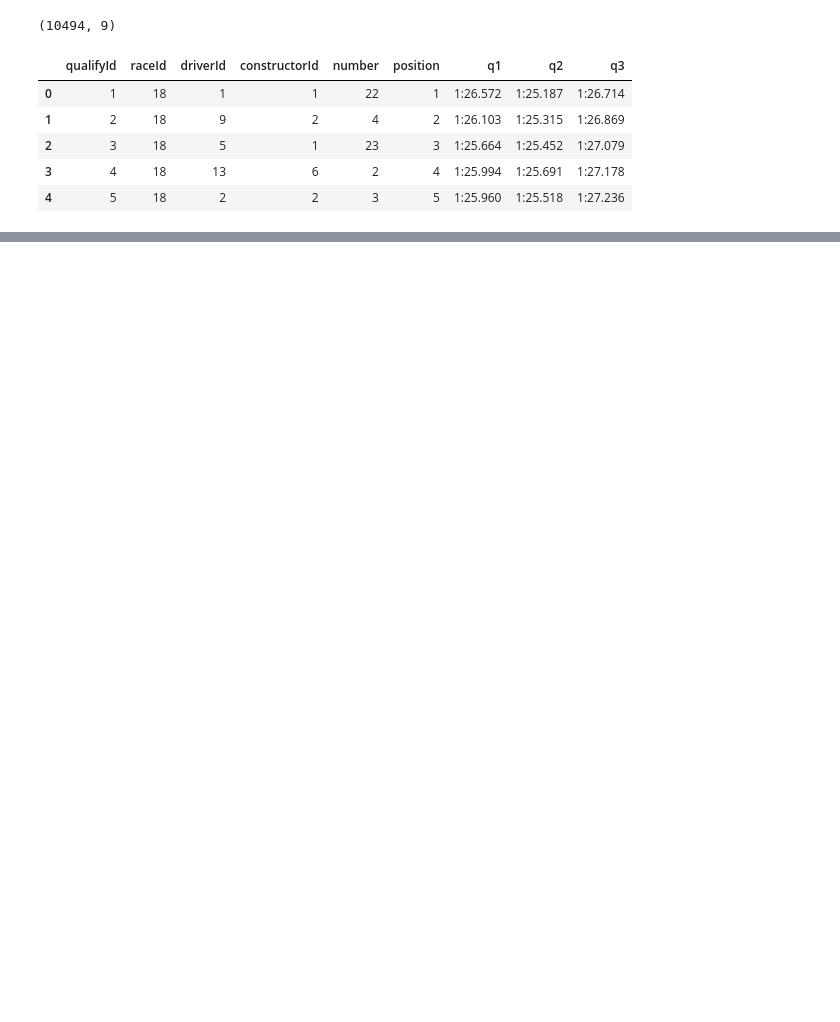
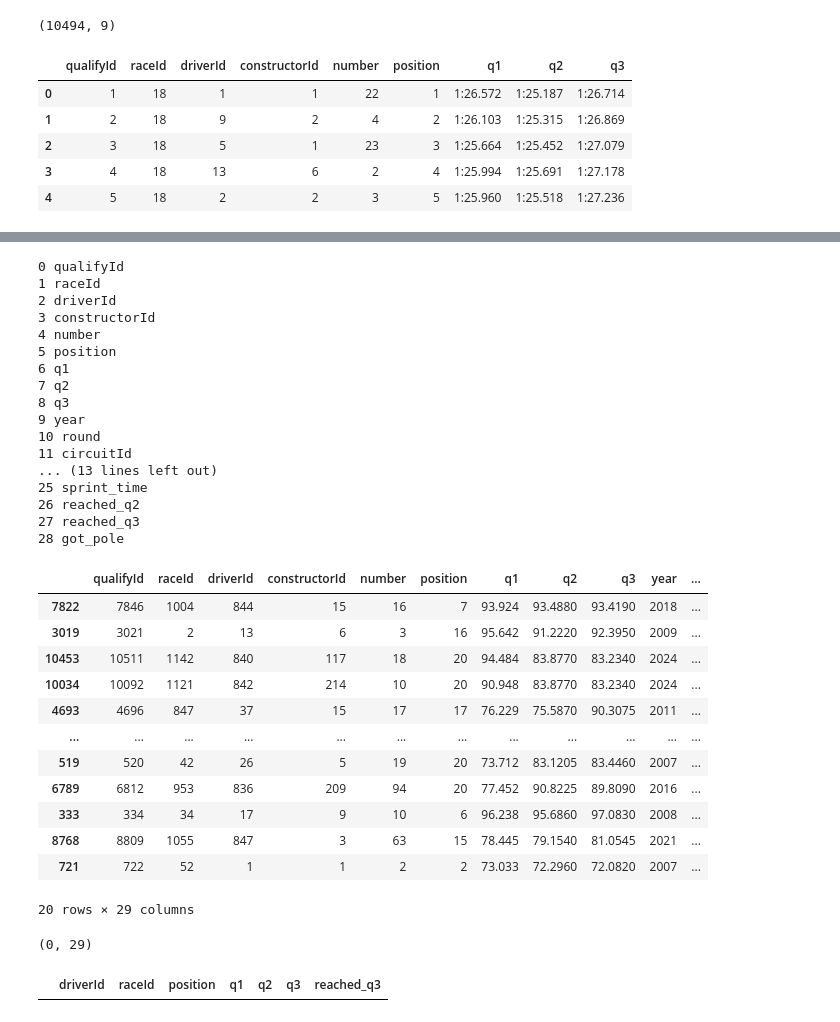
Before and after one commit to MDTahsinAlam/ml-price-predictor, a Jupyter notebook: 01_eda.ipynb, the cells around one changed output, grey strips where cells are left out. Cells and saved outputs as stored; diff of their text form; code cells hidden in the pictures; blank space fills up the shorter version.

```diff
--- a/01_eda.ipynb
+++ b/01_eda.ipynb
@@ -62,0 +99,4 @@ df = pd.merge(qualifying, races, how='left', on='raceId').sample(5)
+# %%
+df['q1'] = df.groupby('year')['q1'].transform(lambda x: x.fillna(x.median()))
+df['q2'] = df.groupby('year')['q2'].transform(lambda x: x.fillna(x.median()))
+df['q3'] = df.groupby('year')['q3'].transform(lambda x: x.fillna(x.median()))
@@ -62,0 +112,2 @@ df = pd.merge(qualifying, races, how='left', on='raceId').sample(5)
+# %%
+df['q3'] = df['q3'].fillna(0)
@@ -62,0 +116,4 @@ df = pd.merge(qualifying, races, how='left', on='raceId').sample(5)
+# %%
+df['reached_q2'] = (df['q2'].notnull()).astype(int)
+df['reached_q3'] = (df['q3'].notnull()).astype(int)
+df.sample(5)
@@ -62,0 +133,3 @@ df = pd.merge(qualifying, races, how='left', on='raceId').sample(5)
+# %%
+df['got_pole'] = (df['position'] == 1).astype(int)
+df.sample(5)
@@ -62,0 +166,45 @@ df = pd.merge(qualifying, races, how='left', on='raceId').sample(5)
+# %%
+for i, col in enumerate(df.columns):
+    print(i, col)
+
+pd.set_option('display.max_columns', None)
+df.sample(20)
+# %% [output]
+0 qualifyId
+1 raceId
+2 driverId
+3 constructorId
+4 number
+5 position
+6 q1
+7 q2
+8 q3
+9 year
+10 round
+11 circuitId
+... (13 lines left out)
+25 sprint_time
+26 reached_q2
+27 reached_q3
+28 got_pole
+|  | qualifyId | raceId | driverId | constructorId | number | position | q1 | q2 | q3 | year | ... |
+| 7822 | 7846 | 1004 | 844 | 15 | 16 | 7 | 93.924 | 93.4880 | 93.4190 | 2018 | ... |
+| 3019 | 3021 | 2 | 13 | 6 | 3 | 16 | 95.642 | 91.2220 | 92.3950 | 2009 | ... |
+| 10453 | 10511 | 1142 | 840 | 117 | 18 | 20 | 94.484 | 83.8770 | 83.2340 | 2024 | ... |
+| 10034 | 10092 | 1121 | 842 | 214 | 10 | 20 | 90.948 | 83.8770 | 83.2340 | 2024 | ... |
+| 4693 | 4696 | 847 | 37 | 15 | 17 | 17 | 76.229 | 75.5870 | 90.3075 | 2011 | ... |
+| ... | ... | ... | ... | ... | ... | ... | ... | ... | ... | ... | ... |
+| 519 | 520 | 42 | 26 | 5 | 19 | 20 | 73.712 | 83.1205 | 83.4460 | 2007 | ... |
+| 6789 | 6812 | 953 | 836 | 209 | 94 | 20 | 77.452 | 90.8225 | 89.8090 | 2016 | ... |
+| 333 | 334 | 34 | 17 | 9 | 10 | 6 | 96.238 | 95.6860 | 97.0830 | 2008 | ... |
+| 8768 | 8809 | 1055 | 847 | 3 | 63 | 15 | 78.445 | 79.1540 | 81.0545 | 2021 | ... |
+| 721 | 722 | 52 | 1 | 1 | 2 | 2 | 73.033 | 72.2960 | 72.0820 | 2007 | ... |
+20 rows × 29 columns
+# %%
+# Drivers who have a q3 time but reached_q3 is 0
+suspicious = df[(df['q3'] > 0) & (df['reached_q3'] == 0)]
+print(suspicious.shape)
+suspicious[['driverId', 'raceId', 'position', 'q1', 'q2', 'q3', 'reached_q3']].head(10)
+# %% [output]
+(0, 29)
+|  | driverId | raceId | position | q1 | q2 | q3 | reached_q3 |
```
Also changed, not shown: parts of 25 cells of this notebook.
